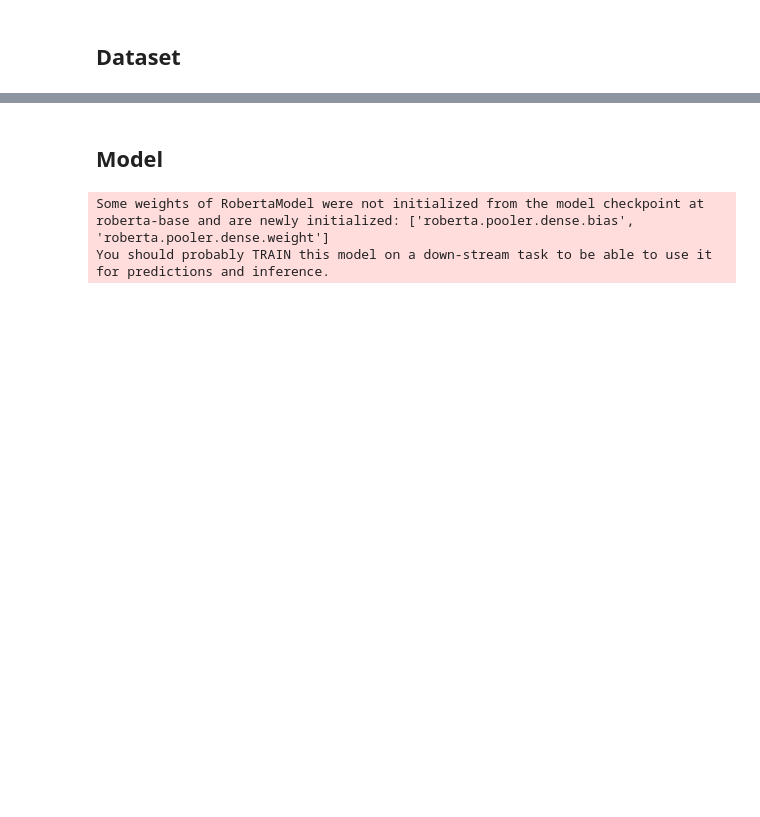
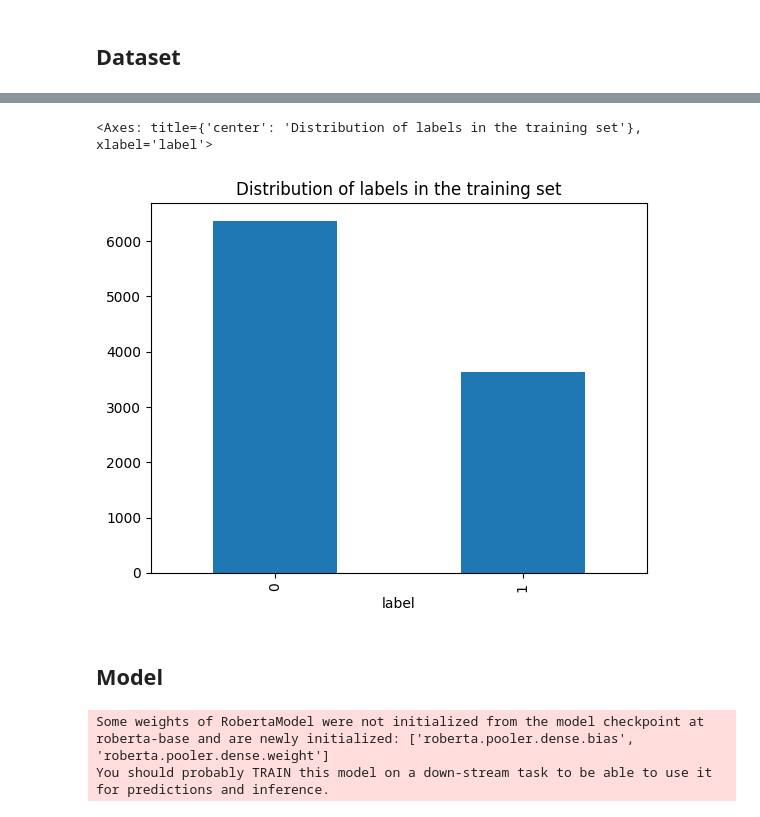
Before and after one commit to nlgkhoi/aalto-snlp-project-spring-2024, a Jupyter notebook: roberta-fl/model/roberta-fl.ipynb, the cells around one changed output, grey strips where cells are left out. Drawn from its saved outputs; the diff is of its cells as text; code cells hidden in the pictures; blank space fills up the shorter version.

```diff
--- a/roberta-fl/model/roberta-fl.ipynb
+++ b/roberta-fl/model/roberta-fl.ipynb
@@ -178,3 +188,8 @@ test_df = pd.read_csv(TEST_DATASET_PATH, quoting=3)
+# %%
+train_df.groupby(train_df['label']).count()['id'].plot(kind='bar', title='Distribution of labels in the training set')
+# %% [output]
+<Axes: title={'center': 'Distribution of labels in the training set'}, xlabel='label'>
+[figure, added]
 # %%
 class JigsawDataset(Dataset):
     def __init__(self, data_df, tokenizer):
```
Also changed, not shown: parts of 4 cells of this notebook, 6 other files.
